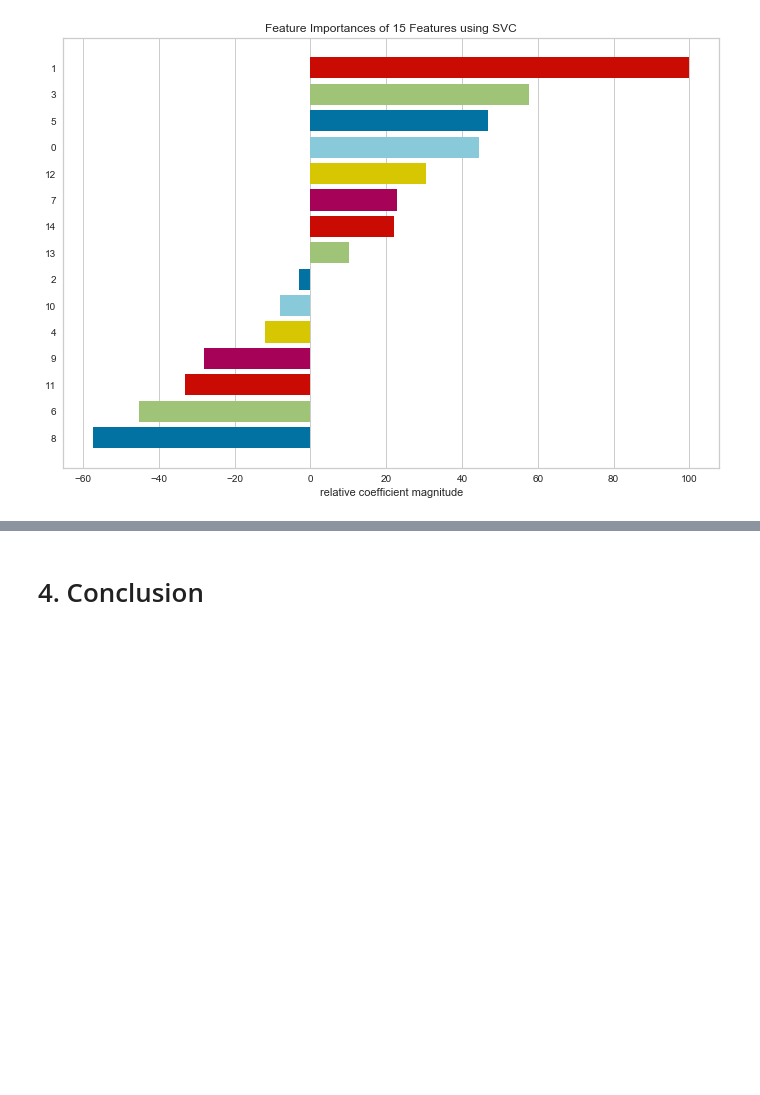
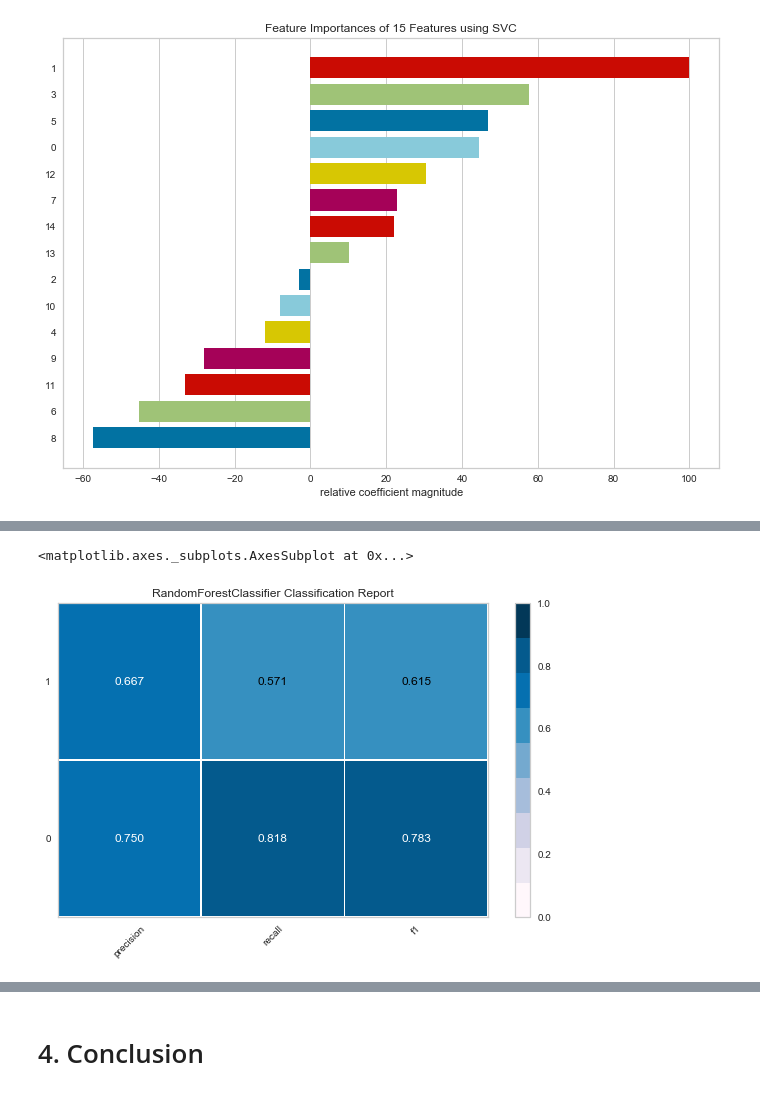
Before and after one commit to ermiasgelaye/Mental-Health-Predictor, a Jupyter notebook: machine_learning_analysis.ipynb, the cells around one changed output, grey strips where cells are left out. Saved outputs shown, nothing was run; the diff lists cells and outputs as text; code cells hidden in the pictures; blank space fills up the shorter version.

```diff
--- a/machine_learning_analysis.ipynb
+++ b/machine_learning_analysis.ipynb
@@ -620,0 +681,8 @@ viz.show(outpath="image/svm_featureimportance.png")
+# %%
+X_scaler = MinMaxScaler().fit(X_train)
+
+X_train = X_scaler.transform(X_train)
+X_test = X_scaler.transform(X_test)
+# %%
+randomforest = RandomForestClassifier()
+randomforest.fit(X_train, y_train)
@@ -620,0 +721,6 @@ viz.show(outpath="image/svm_featureimportance.png")
+# %%
+param_grid = {'n_estimators': [250, 300, 350],
+              'max_depth': [125, 150, 175]}
+grid = GridSearchCV(randomforest, param_grid, verbose=3)
+# %%
+grid.fit(X_train, y_train)
@@ -620,0 +786,9 @@ viz.show(outpath="image/svm_featureimportance.png")
+# %%
+viz = ClassificationReport(RandomForestClassifier(),cmap="PuBu")
+viz.fit(X_train, y_train)
+viz.score(X_test, y_test)
+viz.finalize()
+viz.show(outpath="image/randomforest_classifier.png")
+# %% [output]
+<matplotlib.axes._subplots.AxesSubplot at 0x...>
+[figure, added]
```
Also changed, not shown: parts of 22 cells of this notebook, 3 other files.
